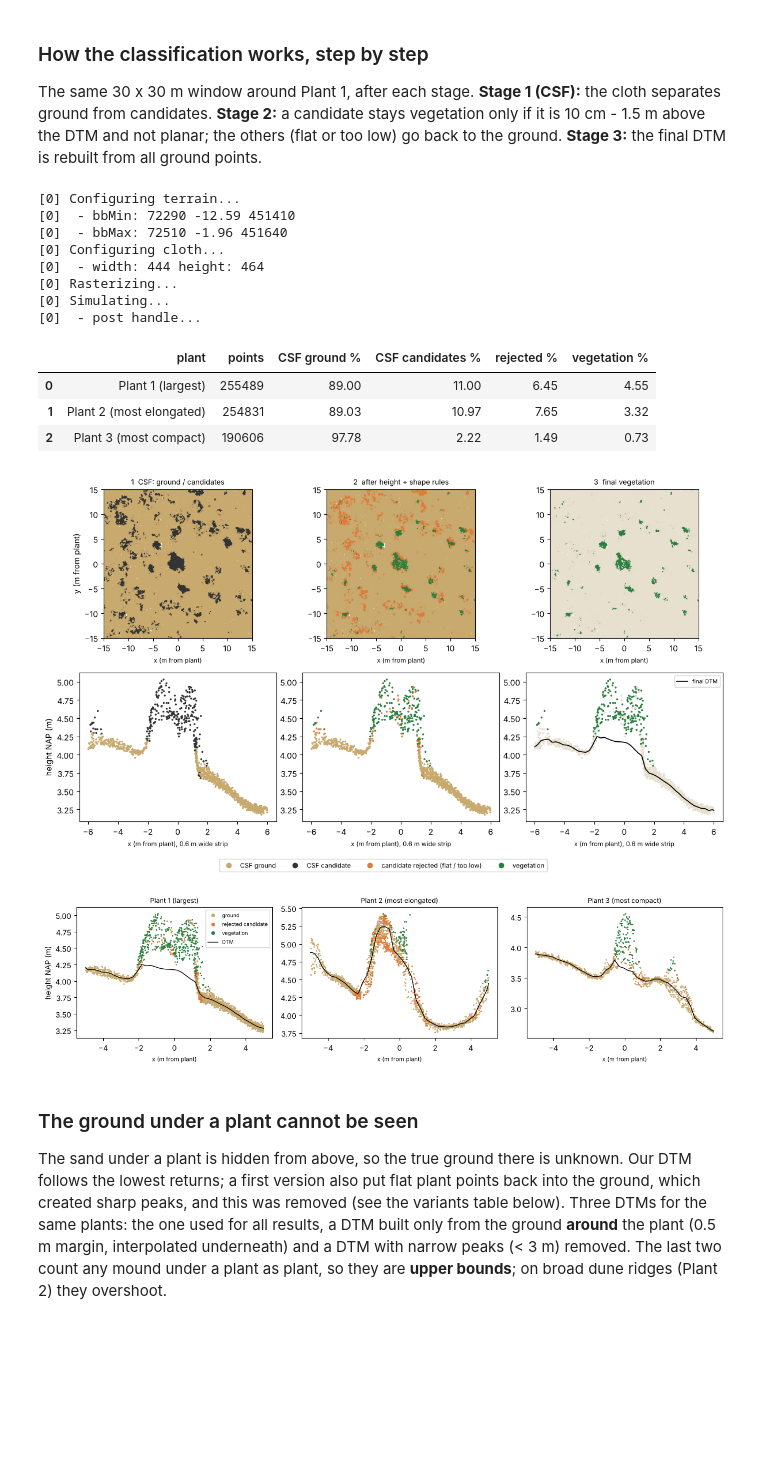
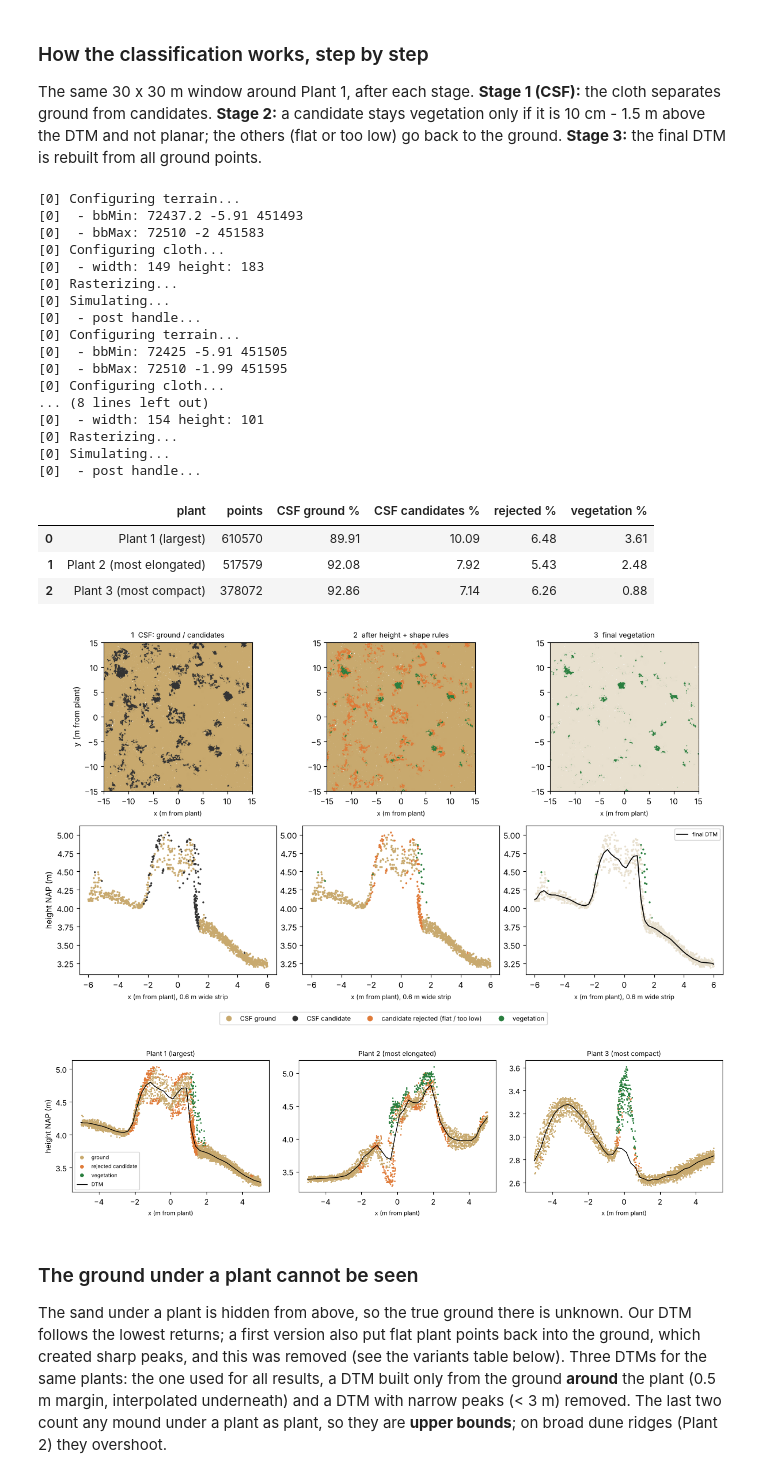
Before and after one commit to evpalli/zandmotor-biomass-pointclouds, a Jupyter notebook: notebooks/A_explore_vegetation.ipynb, the cells around one changed output. Cells and saved outputs as stored; diff of their text form; code cells hidden in the pictures; blank space fills up the shorter version.

```diff
--- a/notebooks/A_explore_vegetation.ipynb
+++ b/notebooks/A_explore_vegetation.ipynb
@@ -7,7 +7,10 @@ import numpy as np, pandas as pd, matplotlib.pyplot as plt
 import helpers as H
 
 EP = H.epochs()                                  # all epochs found in data/merged
-R = {e: H.process(e) for e in EP}                # ground / vegetation separation: slow the first time, cached afterwards
+R = {e: H.process(e) for e in EP}                # comparison set: every epoch at the same density (570 pts/m2); slow the first time, cached afterwards
+RF = {e: H.process(e, full=True) for e in ("20250327", "20261007") if e in EP}   # full density (every point) for the single-epoch results
+RX = lambda e: RF.get(e, R[e])                   # full density where we have it
+DX = lambda e: None if e in RF else H.DENSITY    # density argument for read_points
 print([H.EPOCH_LABEL[e] for e in EP])
 E = "20250327" if "20250327" in EP else EP[-1]       # epoch used for the examples (the date of the manual biomass samples)
 # %% [output]
@@ -82,23 +68,23 @@ H.table(pd.DataFrame(rows), "A1_density_experiment")
 ## A2 - Three vegetation examples and bare sand
 Top: canopy height (m). Bottom: the points with their real RGB colour.
 # %%
-t = H.tussocks(R[E])
+t = H.tussocks(RF[E])
 ok = t[(t.vol_column >= 0.3) & (t.planarity < 0.5) & (t.h_p95 > 0.4)]            # clear 3D plants, not diffuse low patches
 pick = []                                                                         # three visually different shapes
 for col in ["vol_column", "linearity", "sphericity"]:
     pick.append(ok.drop(index=pick).nlargest(1, col).index[0])
 top = ok.loc[pick].reset_index(drop=True); top["patch"] = ["Plant 1 (largest)", "Plant 2 (most elongated)", "Plant 3 (most compact)"]
-bl = H.blocks(R[E], t); sand = bl[(bl.cover_m2 == 0) & (bl.slope_deg < 5) & (bl.data_share > .95)].sort_values("slope_deg").iloc[0]
+bl = H.blocks(RF[E], t); sand = bl[(bl.cover_m2 == 0) & (bl.slope_deg < 5) & (bl.data_share > .95)].sort_values("slope_deg").iloc[0]
 spots = [(r.x, r.y, r.patch) for r in top.itertuples()] + [(sand.x, sand.y, "Bare sand")]
 SUM = "20240717" if "20240717" in EP else EP[len(EP) // 2]                       # a summer epoch: plants are greener than in March
-gf = R[E]["grid_fine"]; h = 2.5
+gf = RF[E]["grid_fine"]; h = 2.5
 fig, axs = plt.subplots(3, 4, figsize=(11, 8.2))
 for j, (x, y, name) in enumerate(spots):
     c0, c1 = int((x - h - gf["x0"]) / gf["res"]), int((x + h - gf["x0"]) / gf["res"]); r0, r1 = int((gf["y1"] - y - h) / gf["res"]), int((gf["y1"] - y + h) / gf["res"])
-    im = axs[0, j].imshow(R[E]["chm"][r0:r1, c0:c1], extent=(-h, h, -h, h), vmin=0, vmax=1, cmap="YlGn"); axs[0, j].set_title(name, fontsize=8)
+    im = axs[0, j].imshow(RF[E]["chm"][r0:r1, c0:c1], extent=(-h, h, -h, h), vmin=0, vmax=1, cmap="YlGn"); axs[0, j].set_title(name, fontsize=8)
     for i, e in [(1, E), (2, SUM)]:
-        if name == "Bare sand": p = H.read_points(e, box=(x - h, y - h, x + h, y + h)); xx, yy, cc = p["x"], p["y"], p["rgb"]
-        else: v = R[e]["veg"]; m = (abs(v["x"] - x) < h) & (abs(v["y"] - y) < h); xx, yy, cc = v["x"][m], v["y"][m], v["rgb"][m]
+        if name == "Bare sand": p = H.read_points(e, density=DX(e), box=(x - h, y - h, x + h, y + h)); xx, yy, cc = p["x"], p["y"], p["rgb"]
+        else: v = RX(e)["veg"]; m = (abs(v["x"] - x) < h) & (abs(v["y"] - y) < h); xx, yy, cc = v["x"][m], v["y"][m], v["rgb"][m]
         axs[i, j].scatter(xx - x, yy - y, c=np.clip(cc, 0, 1), s=3); axs[i, j].set_xlim(-h, h); axs[i, j].set_ylim(-h, h); axs[i, j].set_aspect("equal")
     for i in range(3): axs[i, j].set_xlabel("x (m from centre)", fontsize=7); axs[i, j].tick_params(labelsize=7)
 axs[0, 0].set_ylabel("canopy height\n" + H.EPOCH_LABEL[E], fontsize=8); axs[1, 0].set_ylabel("real colour\n" + H.EPOCH_LABEL[E] + " (winter)", fontsize=8); axs[2, 0].set_ylabel("real colour\n" + H.EPOCH_LABEL[SUM] + " (summer)", fontsize=8)
@@ -111,9 +97,9 @@ H.table(top[["patch"] + cols].round(3), "A2_patch_attributes")
 rows = []                                                                         # colour of plants vs sand, winter and summer
 for e in [E, SUM]:
     for r in top.itertuples():
-        v = R[e]["veg"]; m = (abs(v["x"] - r.x) < 2.5) & (abs(v["y"] - r.y) < 2.5)
+        v = RX(e)["veg"]; m = (abs(v["x"] - r.x) < 2.5) & (abs(v["y"] - r.y) < 2.5)
         rows.append({"patch": r.patch, "epoch": H.EPOCH_LABEL[e], "veg points": int(m.sum()), **(H.colour_stats(v["rgb"][m]) if m.sum() > 5 else {})})
-    p = H.read_points(e, box=(sand.x - 2.5, sand.y - 2.5, sand.x + 2.5, sand.y + 2.5)); rows.append({"patch": "Bare sand", "epoch": H.EPOCH_LABEL[e], "veg points": 0, **H.colour_stats(p["rgb"])})
+    p = H.read_points(e, density=DX(e), box=(sand.x - 2.5, sand.y - 2.5, sand.x + 2.5, sand.y + 2.5)); rows.append({"patch": "Bare sand", "epoch": H.EPOCH_LABEL[e], "veg points": 0, **H.colour_stats(p["rgb"])})
 H.table(pd.DataFrame(rows).round(3), "A2_colour_by_season")
 # %% [output]
 |  | patch | epoch | veg points | brightness | exg | vari |
@@ -159,9 +141,9 @@ fig.colorbar(im, ax=axs, label="canopy height (m)", shrink=.6); H.save(fig, "A3_
 4. A candidate is **vegetation** if it is **10 cm - 1.5 m above the DTM** (10 cm = about 3 x the 3 cm noise of bare sand; slightly more on slopes) **and not flat** (eigenvalue shape: planarity < 0.65 and linearity / sphericity high enough). Plant points are 3D, sand ripples are planar.
 5. **Final DTM** from the CSF ground plus the candidates that were rejected only because they were too low; the gates are repeated on this DTM. Candidates that are flat but clearly above the ground are canopy surface, not sand, so they are not added to the ground (adding them lifted the DTM into the plants and created sharp peaks).
 # %%
-pts = H.read_points(E, box=(x0 - 6, y0 - 0.3, x0 + 6, y0 + 0.3)); hag = pts["z"] - H.sample(R[E]["dtm"], R[E]["grid_dtm"], pts["x"], pts["y"])
+pts = H.read_points(E, density=None, box=(x0 - 6, y0 - 0.3, x0 + 6, y0 + 0.3)); hag = pts["z"] - H.sample(RF[E]["dtm"], RF[E]["grid_dtm"], pts["x"], pts["y"])
 fig, ax = plt.subplots(figsize=(9, 3)); isv = (hag >= H.H_MIN) & (hag <= H.H_MAX)
 ax.plot(pts["x"][~isv], pts["z"][~isv], ".", c="#c8a96e", ms=2, label="ground / sand"); ax.plot(pts["x"][isv], pts["z"][isv], ".", c="#2a7f3f", ms=2, label="vegetation (> 10 cm above DTM)")
-xs = np.linspace(x0 - 6, x0 + 6, 300); ax.plot(xs, H.sample(R[E]["dtm"], R[E]["grid_dtm"], xs, np.full_like(xs, y0)), "k-", lw=1, label="DTM")
+xs = np.linspace(x0 - 6, x0 + 6, 300); ax.plot(xs, H.sample(RF[E]["dtm"], RF[E]["grid_dtm"], xs, np.full_like(xs, y0)), "k-", lw=1, label="DTM")
 ax.set_xlabel("x (m)"); ax.set_ylabel("height NAP (m)"); ax.legend(markerscale=4, fontsize=7); H.save(fig, "A4_profile")
 # %% [output]
@@ -170,47 +152,59 @@ ax.set_xlabel("x (m)"); ax.set_ylabel("height NAP (m)"); ax.legend(markerscale=4
 ### How the classification works, step by step
 The same 30 x 30 m window around Plant 1, after each stage. **Stage 1 (CSF):** the cloth separates ground from candidates. **Stage 2:** a candidate stays vegetation only if it is 10 cm - 1.5 m above the DTM and not planar; the others (flat or too low) go back to the ground. **Stage 3:** the final DTM is rebuilt from all ground points.
 # %%
-FULL = H.separate(H.read_points(E), debug=True)                                   # whole study area, same run as all results
-DD = FULL["debug"]; CLF = np.zeros(len(DD["x"]), int); CLF[DD["cand"]] = 1; CLF[DD["veg"]] = 2
-def stage_window(x, y, hw=15):
-    m = (abs(DD["x"] - x) < hw) & (abs(DD["y"] - y) < hw)
-    return (x - hw, y - hw, x + hw, y + hw), {"debug": {"x": DD["x"][m], "y": DD["y"][m], "z": DD["z"][m], "_c": CLF[m]}, "dtm": FULL["dtm"], "grid_dtm": FULL["grid_dtm"]}
-WIN = [stage_window(r.x, r.y) for r in top.itertuples()]                          # one 30 m cut-out per example plant (from the full-area run)
+WIN = []                                           # one cut-out per example plant: the full separation is run on a 90 x 90 m area around the plant (full density), then the central 30 x 30 m is shown
+for r in top.itertuples():
+    bx = (r.x - 45, r.y - 45, r.x + 45, r.y + 45)
+    Rr = H.separate(H.read_points(E, density=None, box=bx), box=bx, debug=True); D0 = Rr["debug"]
+    cl0 = np.zeros(len(D0["x"]), int); cl0[D0["cand"]] = 1; cl0[D0["veg"]] = 2
+    m = (abs(D0["x"] - r.x) < 15) & (abs(D0["y"] - r.y) < 15)
+    WIN.append(((r.x - 15, r.y - 15, r.x + 15, r.y + 15), {"debug": {"x": D0["x"][m], "y": D0["y"][m], "z": D0["z"][m], "_c": cl0[m]}, "dtm": Rr["dtm"], "grid_dtm": Rr["grid_dtm"]}))
+    del Rr, D0
+R = None; H.release_memory()                       # the comparison set is not needed below; free the memory
 def classes(D):
     return D["_c"]                                                                # 0 CSF ground, 1 rejected candidate, 2 vegetation
 GROUND, REJ, VEG = "#c8a96e", "#e07b39", "#2a7f3f"
 bx, Rw = WIN[0]; D = Rw["debug"]; cl = classes(D); xc, yc = top.x[0], top.y[0]
 sel = np.random.default_rng(0).random(len(cl)) < min(1, 120000 / len(cl))           # plot a subset, enough to see the structure
 side = sel & (abs(D["y"] - yc) < 0.3) & (abs(D["x"] - xc) < 6)
 fig, axs = plt.subplots(2, 3, figsize=(12, 7))
 panels = [("1  CSF: ground / candidates", {0: GROUND, 1: "#333333", 2: "#333333"}), ("2  after height + shape rules", {0: GROUND, 1: REJ, 2: VEG}), ("3  final vegetation", {0: "#e8e0cf", 1: "#e8e0cf", 2: VEG})]
 for k, (title, col) in enumerate(panels):
     c = np.array([col[v] for v in range(3)])[cl]
     axs[0, k].scatter(D["x"][sel] - xc, D["y"][sel] - yc, c=c[sel], s=.4, rasterized=True); axs[0, k].set_aspect("equal"); axs[0, k].set_title(title, fontsize=9)
     axs[0, k].set_xlim(-15, 15); axs[0, k].set_ylim(-15, 15); axs[0, k].set_xlabel("x (m from plant)", fontsize=8)
     axs[1, k].scatter(D["x"][side] - xc, D["z"][side], c=c[side], s=2, rasterized=True); axs[1, k].set_xlabel("x (m from plant), 0.6 m wide strip", fontsize=8)
 xs = np.linspace(xc - 6, xc + 6, 200); axs[1, 2].plot(xs - xc, H.sample(Rw["dtm"], Rw["grid_dtm"], xs, np.full_like(xs, yc)), "k-", lw=1.2, label="final DTM"); axs[1, 2].legend(fontsize=7)
 axs[1, 0].set_ylabel("height NAP (m)"); axs[0, 0].set_ylabel("y (m from plant)")
 from matplotlib.lines import Line2D
 fig.legend([Line2D([], [], marker="o", ls="", c=c) for c in (GROUND, "#333333", REJ, VEG)], ["CSF ground", "CSF candidate", "candidate rejected (flat / too low)", "vegetation"], loc="lower center", ncol=4, fontsize=8)
 fig.tight_layout(rect=(0, .04, 1, 1)); H.save(fig, "A4_csf_stages")
 cnt = pd.DataFrame([{"plant": r.patch, "points": len(classes(w[1]["debug"])), "CSF ground %": 100 * np.mean(classes(w[1]["debug"]) == 0) - 0, "CSF candidates %": 100 * np.mean(classes(w[1]["debug"]) > 0),
                      "rejected %": 100 * np.mean(classes(w[1]["debug"]) == 1), "vegetation %": 100 * np.mean(classes(w[1]["debug"]) == 2)} for r, w in zip(top.itertuples(), WIN)])
 H.table(cnt.round(2), "A4_stage_counts")
 # %% [output]
 [0] Configuring terrain...
-[0]  - bbMin: 72290 -12.59 451410
-[0]  - bbMax: 72510 -1.96 451640
+[0]  - bbMin: 72437.2 -5.91 451493
+[0]  - bbMax: 72510 -2 451583
 [0] Configuring cloth...
-[0]  - width: 444 height: 464
+[0]  - width: 149 height: 183
 [0] Rasterizing...
 [0] Simulating...
 [0]  - post handle...
+[0] Configuring terrain...
+[0]  - bbMin: 72425 -5.91 451505
+[0]  - bbMax: 72510 -1.99 451595
+[0] Configuring cloth...
+... (8 lines left out)
+[0]  - width: 154 height: 101
+[0] Rasterizing...
+[0] Simulating...
+[0]  - post handle...
 |  | plant | points | CSF ground % | CSF candidates % | rejected % | vegetation % |
-| 0 | Plant 1 (largest) | 255489 | 89.00 | 11.00 | 6.45 | 4.55 |
-| 1 | Plant 2 (most elongated) | 254831 | 89.03 | 10.97 | 7.65 | 3.32 |
-| 2 | Plant 3 (most compact) | 190606 | 97.78 | 2.22 | 1.49 | 0.73 |
+| 0 | Plant 1 (largest) | 610570 | 89.91 | 10.09 | 6.48 | 3.61 |
+| 1 | Plant 2 (most elongated) | 517579 | 92.08 | 7.92 | 5.43 | 2.48 |
+| 2 | Plant 3 (most compact) | 378072 | 92.86 | 7.14 | 6.26 | 0.88 |
-[figure, old version]
+[figure, new version]
 # %%
 fig, axs = plt.subplots(1, 3, figsize=(13, 3.4))
 for ax, r, (bx_, Rw_) in zip(axs, top.itertuples(), WIN):
@@ -221,7 +215,7 @@ for ax, r, (bx_, Rw_) in zip(axs, top.itertuples(), WIN):
     ax.set_title(r.patch, fontsize=9); ax.set_xlabel("x (m from plant)", fontsize=8)
 axs[0].set_ylabel("height NAP (m)"); axs[0].legend(markerscale=4, fontsize=7); fig.tight_layout(); H.save(fig, "A4_plant_profiles")
 # %% [output]
-[figure, old version]
+[figure, new version]
 # %% [markdown]
 ### The ground under a plant cannot be seen
 The sand under a plant is hidden from above, so the true ground there is unknown. Our DTM follows the lowest returns; a first version also put flat plant points back into the ground, which created sharp peaks, and this was removed (see the variants table below). Three DTMs for the same plants: the one used for all results, a DTM built only from the ground **around** the plant (0.5 m margin, interpolated underneath) and a DTM with narrow peaks (< 3 m) removed. The last two count any mound under a plant as plant, so they are **upper bounds**; on broad dune ridges (Plant 2) they overshoot.
```
Also changed, not shown: parts of 12 cells of this notebook, 1 other file.
